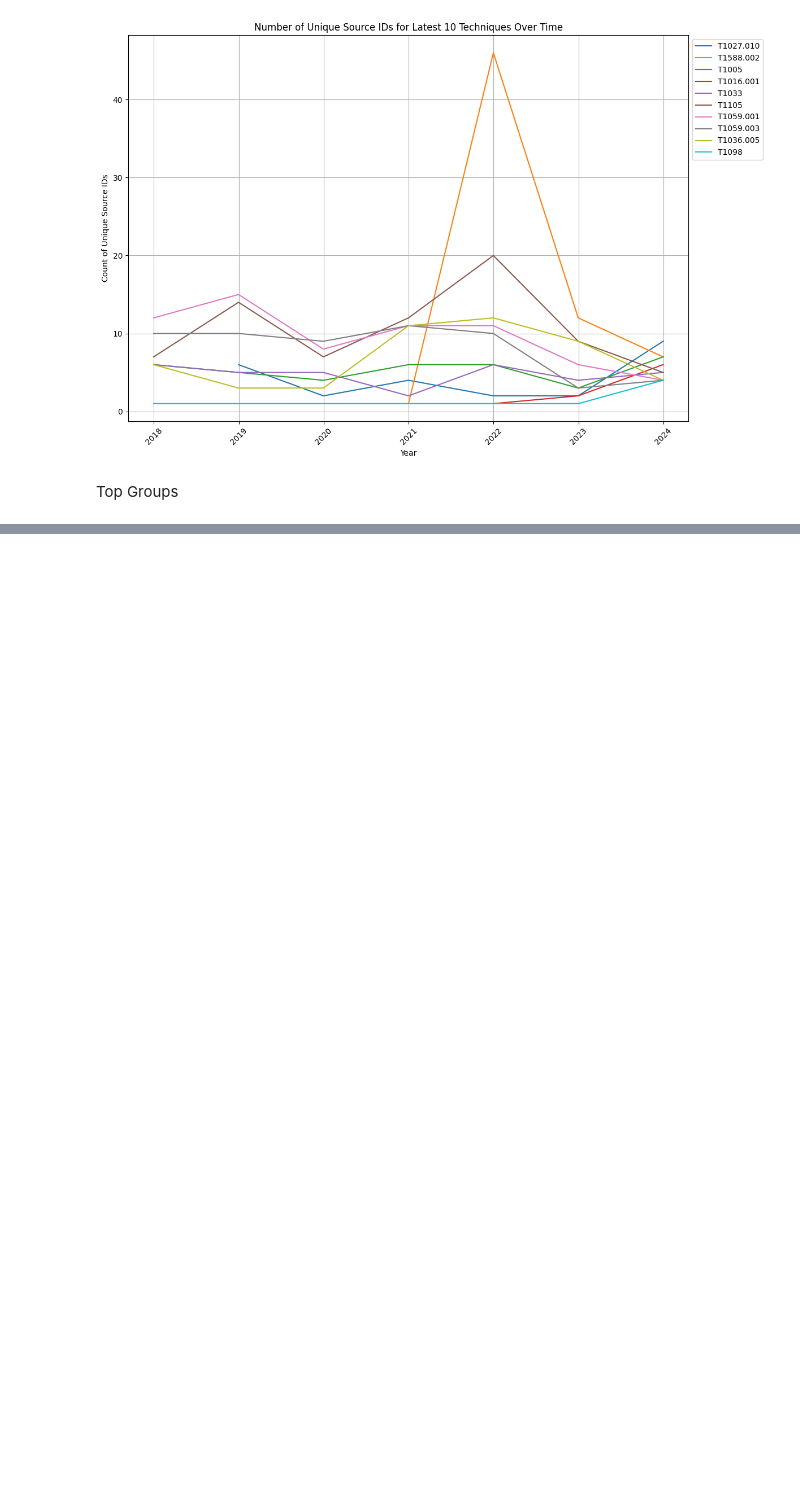
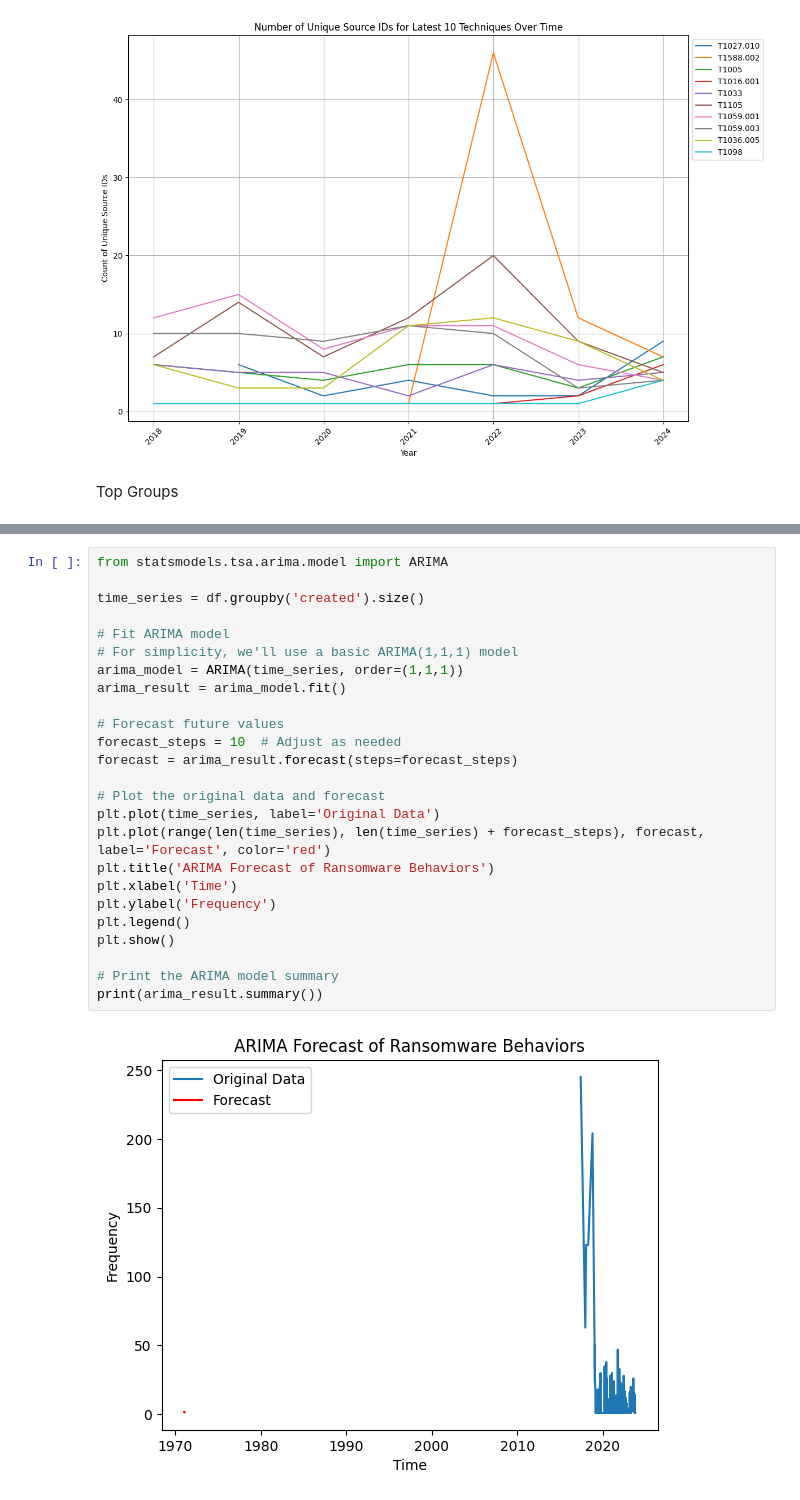
Before and after one commit to Manvi-Kaur/Exploring-Methods-of-Studying-Ransomware-Correlations, a Jupyter notebook: main.ipynb, the cells around one changed output, grey strips where cells are left out. Saved outputs shown, nothing was run; the diff lists cells and outputs as text; blank space fills up the shorter version.

```diff
--- a/main.ipynb
+++ b/main.ipynb
@@ -302,0 +367,27 @@ plt.show()
+# %%
+from statsmodels.tsa.arima.model import ARIMA
+
+time_series = df.groupby('created').size()
+
+# Fit ARIMA model
+# For simplicity, we'll use a basic ARIMA(1,1,1) model
+arima_model = ARIMA(time_series, order=(1,1,1))
+arima_result = arima_model.fit()
+
+# Forecast future values
+forecast_steps = 10  # Adjust as needed
+forecast = arima_result.forecast(steps=forecast_steps)
+
+# Plot the original data and forecast
+plt.plot(time_series, label='Original Data')
+plt.plot(range(len(time_series), len(time_series) + forecast_steps), forecast, label='Forecast', color='red')
+plt.title('ARIMA Forecast of Ransomware Behaviors')
+plt.xlabel('Time')
+plt.ylabel('Frequency')
+plt.legend()
+plt.show()
+
+# Print the ARIMA model summary
+print(arima_result.summary())
+# %% [output]
+[figure, added]
```
Also changed, not shown: parts of 8 cells of this notebook.
